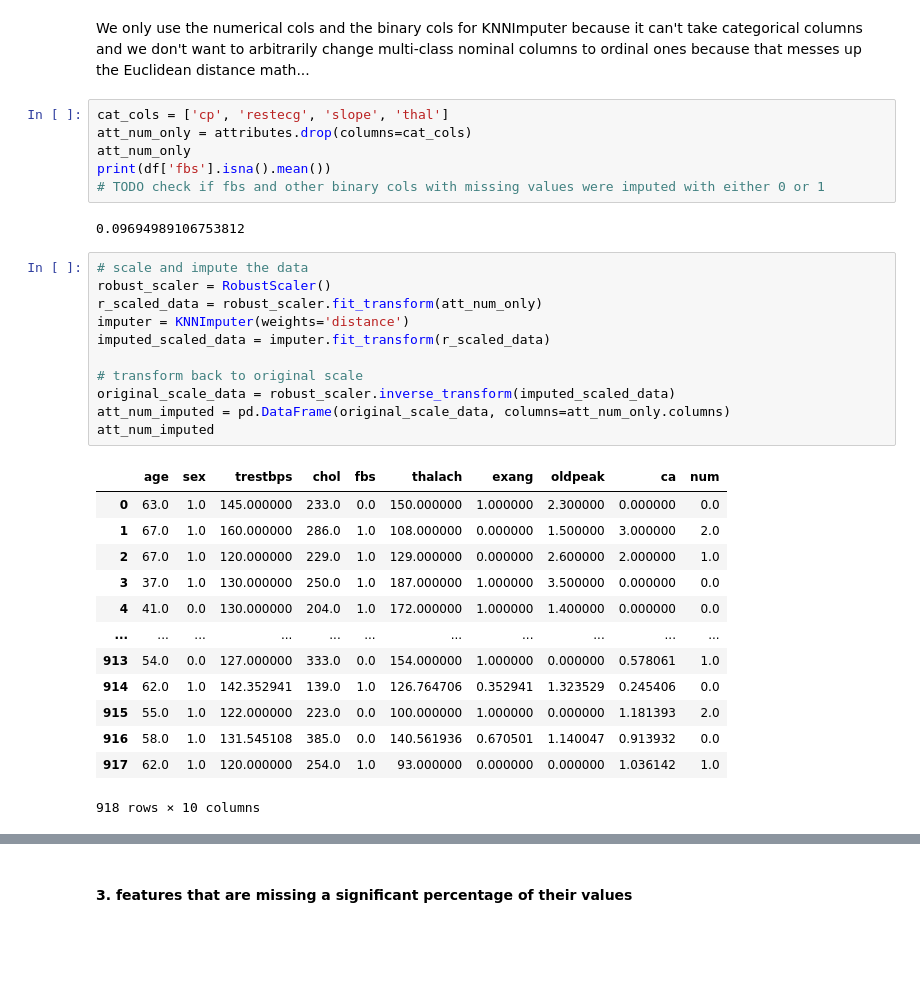
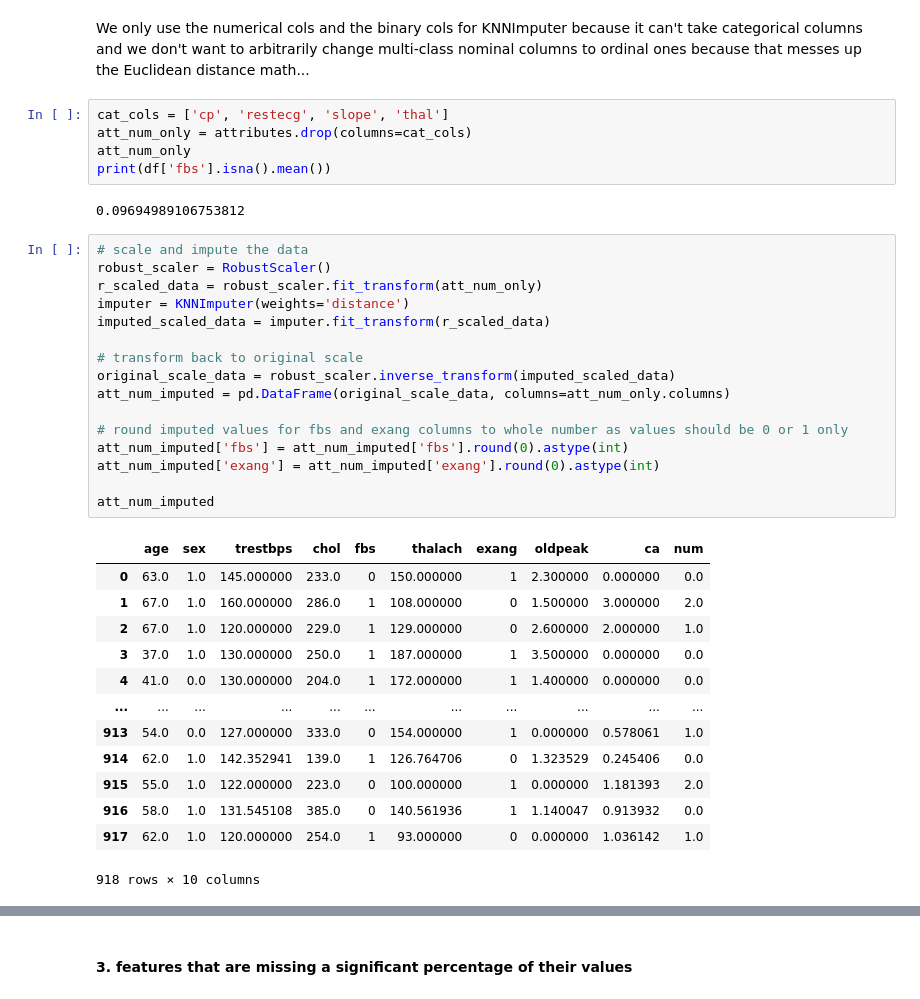
Before and after one commit to ThereseColeongco/hd-classifier, a Jupyter notebook: classifier.ipynb, the cells around one changed output, grey strips where cells are left out. Drawn from its saved outputs; the diff is of its cells as text; blank space fills up the shorter version.

```diff
--- a/classifier.ipynb
+++ b/classifier.ipynb
@@ -365,31 +365,35 @@ cat_cols = ['cp', 'restecg', 'slope', 'thal']
 att_num_only = attributes.drop(columns=cat_cols)
 att_num_only
 print(df['fbs'].isna().mean())
-# TODO check if fbs and other binary cols with missing values were imputed with either 0 or 1
 # %% [output]
 0.09694989106753812
 # %%
 # scale and impute the data
 robust_scaler = RobustScaler()
 r_scaled_data = robust_scaler.fit_transform(att_num_only)
 imputer = KNNImputer(weights='distance')
 imputed_scaled_data = imputer.fit_transform(r_scaled_data)
 
 # transform back to original scale
 original_scale_data = robust_scaler.inverse_transform(imputed_scaled_data)
 att_num_imputed = pd.DataFrame(original_scale_data, columns=att_num_only.columns)
+
+# round imputed values for fbs and exang columns to whole number as values should be 0 or 1 only
+att_num_imputed['fbs'] = att_num_imputed['fbs'].round(0).astype(int)
+att_num_imputed['exang'] = att_num_imputed['exang'].round(0).astype(int)
+
 att_num_imputed
 # %% [output]
 |  | age | sex | trestbps | chol | fbs | thalach | exang | oldpeak | ca | num |
-| 0 | 63.0 | 1.0 | 145.000000 | 233.0 | 0.0 | 150.000000 | 1.000000 | 2.300000 | 0.000000 | 0.0 |
-| 1 | 67.0 | 1.0 | 160.000000 | 286.0 | 1.0 | 108.000000 | 0.000000 | 1.500000 | 3.000000 | 2.0 |
-| 2 | 67.0 | 1.0 | 120.000000 | 229.0 | 1.0 | 129.000000 | 0.000000 | 2.600000 | 2.000000 | 1.0 |
-| 3 | 37.0 | 1.0 | 130.000000 | 250.0 | 1.0 | 187.000000 | 1.000000 | 3.500000 | 0.000000 | 0.0 |
-| 4 | 41.0 | 0.0 | 130.000000 | 204.0 | 1.0 | 172.000000 | 1.000000 | 1.400000 | 0.000000 | 0.0 |
+| 0 | 63.0 | 1.0 | 145.000000 | 233.0 | 0 | 150.000000 | 1 | 2.300000 | 0.000000 | 0.0 |
+| 1 | 67.0 | 1.0 | 160.000000 | 286.0 | 1 | 108.000000 | 0 | 1.500000 | 3.000000 | 2.0 |
+| 2 | 67.0 | 1.0 | 120.000000 | 229.0 | 1 | 129.000000 | 0 | 2.600000 | 2.000000 | 1.0 |
+| 3 | 37.0 | 1.0 | 130.000000 | 250.0 | 1 | 187.000000 | 1 | 3.500000 | 0.000000 | 0.0 |
+| 4 | 41.0 | 0.0 | 130.000000 | 204.0 | 1 | 172.000000 | 1 | 1.400000 | 0.000000 | 0.0 |
 | ... | ... | ... | ... | ... | ... | ... | ... | ... | ... | ... |
-| 913 | 54.0 | 0.0 | 127.000000 | 333.0 | 0.0 | 154.000000 | 1.000000 | 0.000000 | 0.578061 | 1.0 |
-| 914 | 62.0 | 1.0 | 142.352941 | 139.0 | 1.0 | 126.764706 | 0.352941 | 1.323529 | 0.245406 | 0.0 |
-| 915 | 55.0 | 1.0 | 122.000000 | 223.0 | 0.0 | 100.000000 | 1.000000 | 0.000000 | 1.181393 | 2.0 |
-| 916 | 58.0 | 1.0 | 131.545108 | 385.0 | 0.0 | 140.561936 | 0.670501 | 1.140047 | 0.913932 | 0.0 |
-| 917 | 62.0 | 1.0 | 120.000000 | 254.0 | 1.0 | 93.000000 | 0.000000 | 0.000000 | 1.036142 | 1.0 |
+| 913 | 54.0 | 0.0 | 127.000000 | 333.0 | 0 | 154.000000 | 1 | 0.000000 | 0.578061 | 1.0 |
+| 914 | 62.0 | 1.0 | 142.352941 | 139.0 | 1 | 126.764706 | 0 | 1.323529 | 0.245406 | 0.0 |
+| 915 | 55.0 | 1.0 | 122.000000 | 223.0 | 0 | 100.000000 | 1 | 0.000000 | 1.181393 | 2.0 |
+| 916 | 58.0 | 1.0 | 131.545108 | 385.0 | 0 | 140.561936 | 1 | 1.140047 | 0.913932 | 0.0 |
+| 917 | 62.0 | 1.0 | 120.000000 | 254.0 | 1 | 93.000000 | 0 | 0.000000 | 1.036142 | 1.0 |
 918 rows × 10 columns
```
Also changed, not shown: parts of 11 cells of this notebook.
